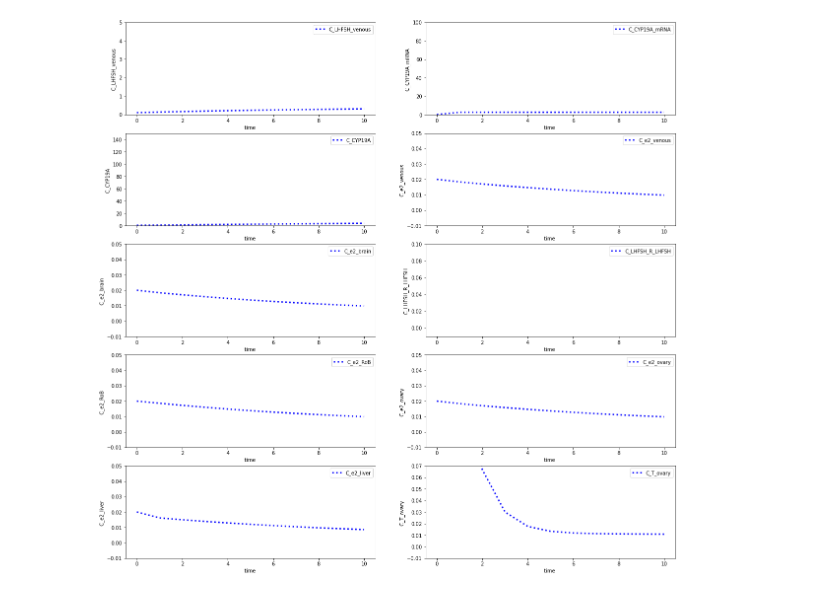
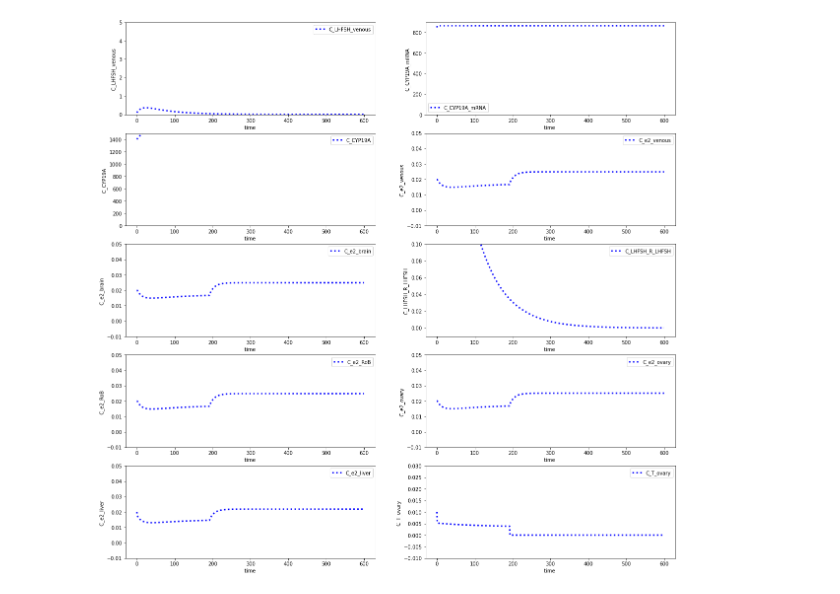
Before and after one commit to arwhirang/tmp_repo_Editorshighlight, a Jupyter notebook: balance equations.ipynb, the cells around one changed output. Drawn from its saved outputs; the diff is of its cells as text; code cells hidden in the pictures.

```diff
--- a/balance equations.ipynb
+++ b/balance equations.ipynb
@@ -316,8 +316,8 @@ def body(x, t, C_fad_water):
 
 #--------------------------------------------------
     K_loss_LHFSH = 0.0797
-    K_syn_mRNA_max = 0.003 # 0.0164  # 0.925 in Breen 13                           *****
-    K_m_syn_CYP19A = 100  # 6537 in Breen 13                                          *****
+    K_syn_mRNA_max = 1 # 0.0164  # 0.925 in Breen 13                           *****
+    K_m_syn_CYP19A = 0.0001  # 6537 in Breen 13                                          *****
 #--------------------------------------------------
 #     K_loss_LHFSH = 797
 #     K_syn_mRNA_max = 164  # 0.925 in Breen 13
@@ -339,7 +339,7 @@ def body(x, t, C_fad_water):
     K_m_T = 0.0000337  # 0.0096 in Breen 13
     K_i_fad = 0.0000552 # 0.001981 in Breen 13
     V_max_syn_CYP19A = 0.00207 # 0.003149 in Breen 13
-    K_loss_CYP19A = 0.0206  # 0.01374 in Breen 13
+    K_loss_CYP19A = 0.005  # 0.0206  # 0.01374 in Breen 13                              *****
     K_cat_CYP19A = 0.000301 # 0.000301  # 0.00060093 in Breen 13
     K_syn_mRNA_basal = 0.000000000179 # 0.00001474 in Breen 13
     K_a_syn_mRNA = 0.000000000343
@@ -413,7 +413,7 @@ def body(x, t, C_fad_water):
     dC_fad_ovarydt = 1/V_ovary*(ReactionFlux8 - ReactionFlux9)
     # E2
     dC_e2_ovarydt = 1/V_ovary*(ReactionFlux10 - ReactionFlux11 + ReactionFlux20)
-    print(ReactionFlux10 - ReactionFlux11 + ReactionFlux20, ReactionFlux10, ReactionFlux11, ReactionFlux20)
+#     print(ReactionFlux10 - ReactionFlux11 + ReactionFlux20, ReactionFlux10, ReactionFlux11, ReactionFlux20)
 
     # cyp19a is always about ovary in paper
     dC_CYP19Adt = 1/V_ovary*(ReactionFlux21 - ReactionFlux30)
@@ -463,16 +463,16 @@ def body(x, t, C_fad_water):
             dC_LHFSH_venousdt, dC_fad_braindt, dC_e2_braindt, dC_LHFSH_braindt]
 
 
-# t = np.linspace(0, 600, 601)
-t = np.linspace(0, 10, 11)
+t = np.linspace(0, 600, 601)
+# t = np.linspace(0, 10, 11)
 
 THEE2VAL = 0.02
-THECYP19_mRNAVAL = 0.1
-THECYP19AVAL = 0.5  # 00005
-THETVAL = 0.5  # 05
+THECYP19_mRNAVAL = 850
+THECYP19AVAL = 1400  # 00005
+THETVAL = 0.01  # 05
 THELHFSHVAL1 = 0.5  #0.0000000005
 THELHFSHVAL2 = 0.1  #0.0000000005
-THEFADWATERVAL = 0.# 0.
+THEFADWATERVAL = 0.5  # 0.
 
 y0 = [0, THEE2VAL, THETVAL, THECYP19AVAL, THECYP19_mRNAVAL, 0, THEE2VAL, 0, THEE2VAL, 0, THEE2VAL, \
       THELHFSHVAL1, THELHFSHVAL2, 0, THEE2VAL, THELHFSHVAL2]
@@ -575,13 +559,13 @@ ax2.plot(t, C_CYP19A_mRNA, 'b:', linewidth=3)
 ax2.set_ylabel('C_CYP19A_mRNA ')
 ax2.set_xlabel('time ')
 ax2.legend(['C_CYP19A_mRNA'],loc='best')
-ax2.set_ylim([-0.01, 100])
+ax2.set_ylim([-0.01, 900])
 
 ax3.plot(t, C_CYP19A, 'b:', linewidth=3)
 ax3.set_ylabel('C_CYP19A ')
 ax3.set_xlabel('time ')
 ax3.legend(['C_CYP19A'],loc='best')
-ax3.set_ylim([-0.01, 150])
+ax3.set_ylim([-0.01, 1500])
 
 ax4.plot(t, C_e2_venous, 'b:', linewidth=3)
 ax4.set_ylabel('C_e2_venous ')
@@ -599,32 +583,32 @@ ax6.plot(t, C_LHFSH_R_LHFSH, 'b:', linewidth=3)
 ax6.set_ylabel('C_LHFSH_R_LHFSH ')
 ax6.set_xlabel('time ')
 ax6.legend(['C_LHFSH_R_LHFSH'],loc='best')
 ax6.set_ylim([-0.01, 0.1])
 
 ax7.plot(t, C_e2_RoB, 'b:', linewidth=3)
 ax7.set_ylabel('C_e2_RoB ')
 ax7.set_xlabel('time ')
 ax7.legend(['C_e2_RoB'],loc='best')
 ax7.set_ylim([-0.01, 0.05])
 
 ax8.plot(t, C_e2_ovary, 'b:', linewidth=3)
 ax8.set_ylabel('C_e2_ovary ')
 ax8.set_xlabel('time ')
 ax8.legend(['C_e2_ovary'],loc='best')
 ax8.set_ylim([-0.01, 0.05])
 
 ax9.plot(t, C_e2_liver, 'b:', linewidth=3)
 ax9.set_ylabel('C_e2_liver ')
 ax9.set_xlabel('time ')
 ax9.legend(['C_e2_liver'],loc='best')
 ax9.set_ylim([-0.01, 0.05])
 
 ax10.plot(t, C_T_ovary, 'b:', linewidth=3)
 ax10.set_ylabel('C_T_ovary ')
 ax10.set_xlabel('time ')
 ax10.legend(['C_T_ovary'],loc='best')
-ax10.set_ylim([-0.01, 0.07])
+ax10.set_ylim([-0.01, 0.03])
 
 plt.show()
 # %% [output]
-[figure, old version]
+[figure, new version]
```
Also changed, not shown: parts of 1 cell of this notebook.
